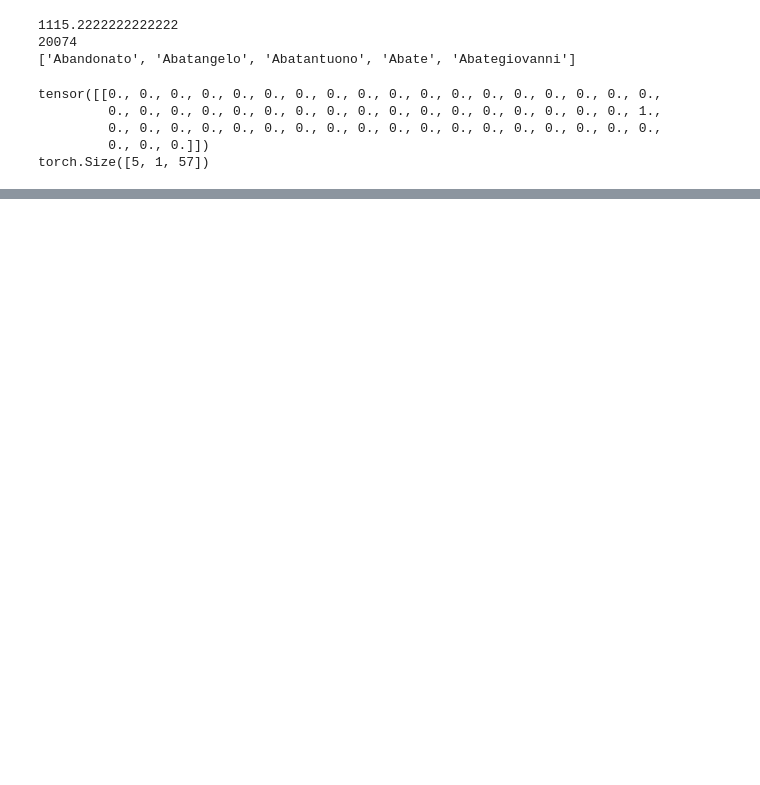
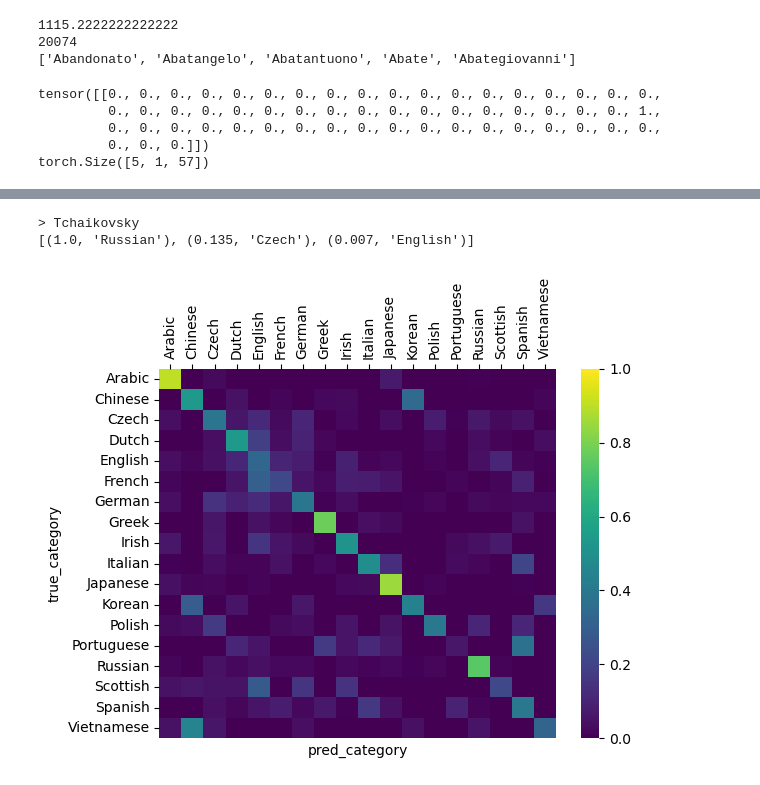
Before and after one commit to cjc77/pytorch-self-study, a Jupyter notebook: nontebooks_seq/character_class_rnn.ipynb, the cells around one changed output, grey strips where cells are left out. Saved outputs shown, nothing was run; the diff lists cells and outputs as text; code cells hidden in the pictures; blank space fills up the shorter version.

```diff
--- a/nontebooks_seq/character_class_rnn.ipynb
+++ b/nontebooks_seq/character_class_rnn.ipynb
@@ -206,0 +355,22 @@ Category: English / Line: Dunne
+# %%
+print(predict(model, "Tchaikovsky"))
+# %% [output]
+> Tchaikovsky
+[(1.0, 'Russian'), (0.135, 'Czech'), (0.007, 'English')]
+# %%
+cm_test = evaluate_confusion(model, n_val_samps, train=False)
+# %%
+cm_pivot_test = (
+    pd.DataFrame(cm_test, columns=all_categories)
+        .assign(true_category = all_categories)
+        .melt(id_vars="true_category", value_vars=all_categories)
+        .rename(columns={"variable": "pred_category", "value": "prop"})
+        .pivot(index="true_category", columns="pred_category", values="prop")
+)
+# %%
+ax = sns.heatmap(cm_pivot_test, cmap="viridis", vmin=0.0, vmax=1.0)
+ax.xaxis.tick_top()
+ax.tick_params(axis='x', rotation=90)
+plt.show()
+# %% [output]
+[figure, added]
```
Also changed, not shown: parts of 24 cells of this notebook.
